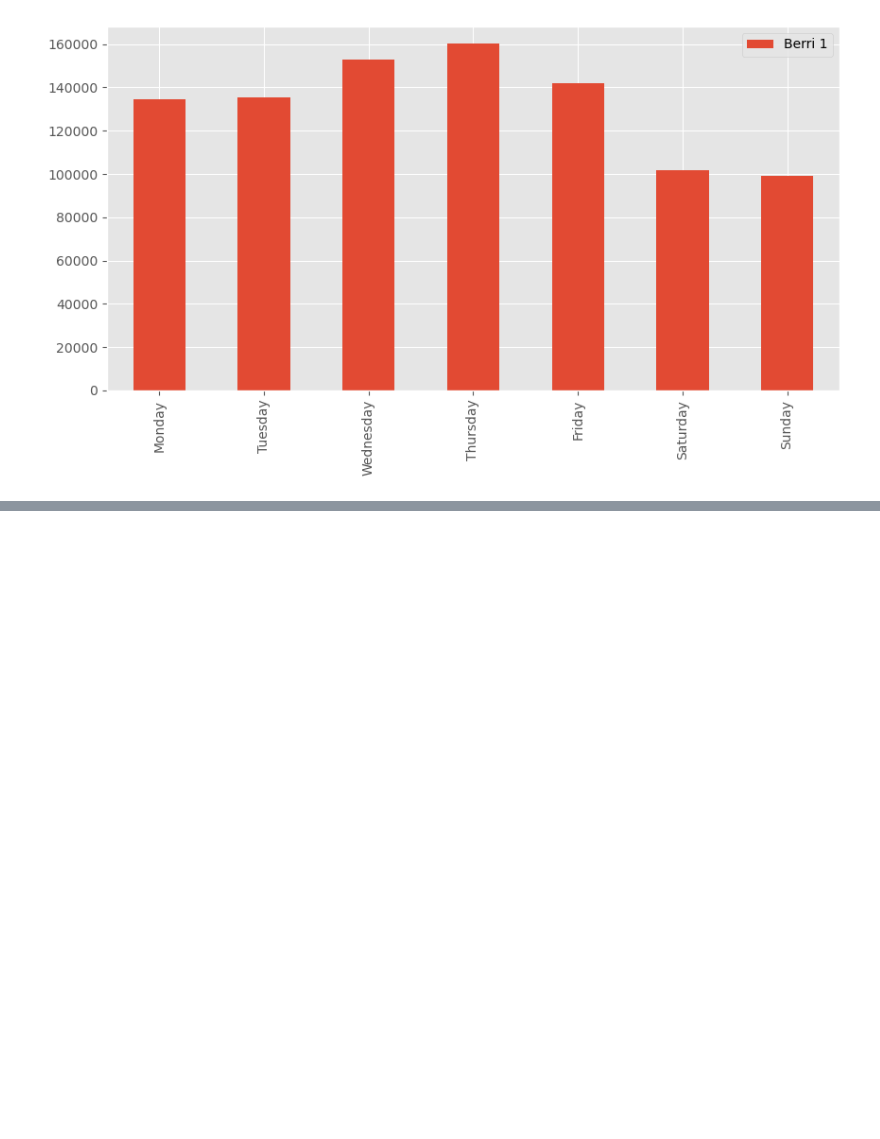
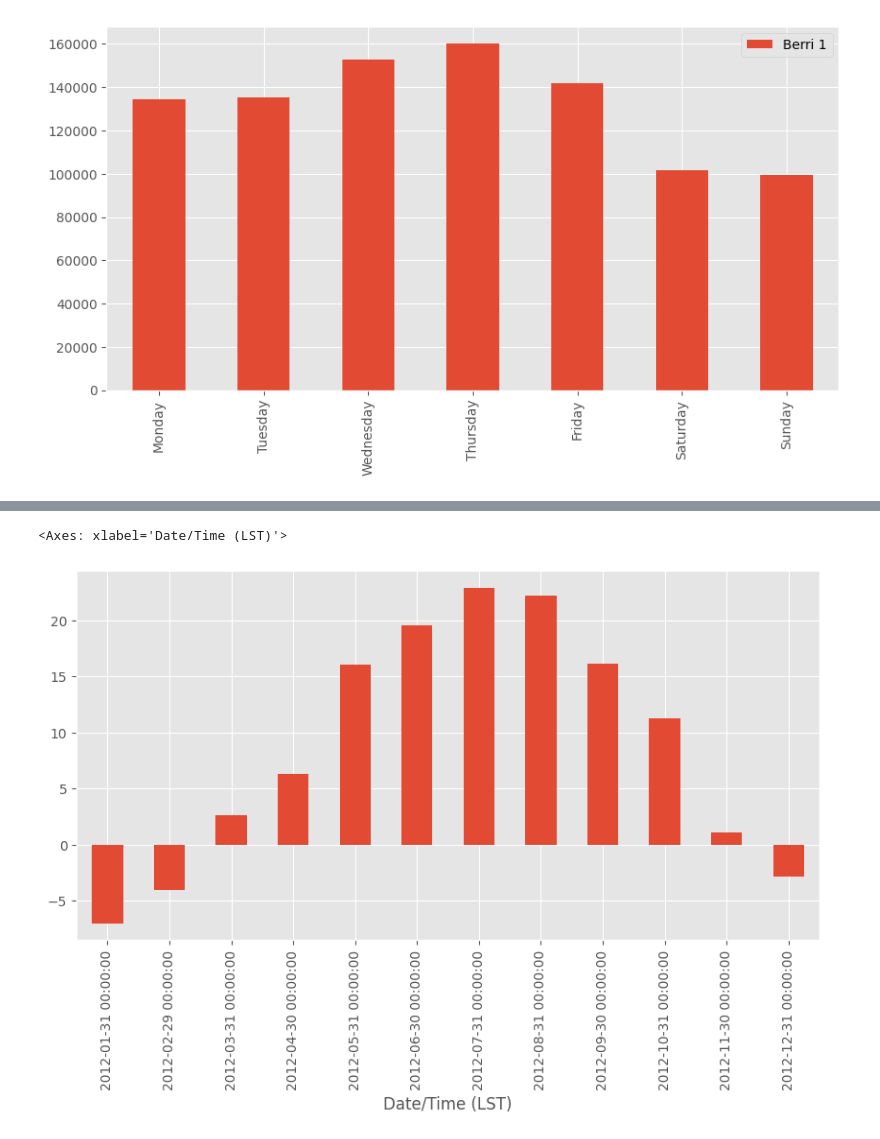
Before and after one commit to balynin/python_murch_2024, a Jupyter notebook: IO_streams/8_da.ipynb, the cells around one changed output, grey strips where cells are left out. Cells and saved outputs as stored; diff of their text form; code cells hidden in the pictures; blank space fills up the shorter version.

```diff
--- a/IO_streams/8_da.ipynb
+++ b/IO_streams/8_da.ipynb
@@ -247,0 +253,8 @@ weather_mar2012.columns.to_list()
+# %%
+def download_weather_month(year, month):
+    url = url_template.format(year=year, month=month)
+    weather_data = pd.read_csv(url, index_col='Date/Time (LST)', parse_dates=True)
+    weather_data = weather_data.dropna(axis=1)
+    weather_data.columns = [col.replace('\xb0', '') for col in weather_data.columns]
+    weather_data = weather_data.drop(['Year', 'Day', 'Month'], axis=1)
+    return weather_data
@@ -247,0 +271,5 @@ weather_mar2012.columns.to_list()
+# %%
+data_by_month = [download_weather_month(2012, i) for i in range(1, 13)]
+# %%
+weather_2012 = pd.concat(data_by_month)
+weather_2012
@@ -247,0 +306,5 @@ weather_mar2012.columns.to_list()
+# %%
+weather_2012['Temp (C)'].resample('M').median().plot(kind='bar')
+# %% [output]
+<Axes: xlabel='Date/Time (LST)'>
+[figure, added]
```
Also changed, not shown: parts of 27 cells of this notebook.
